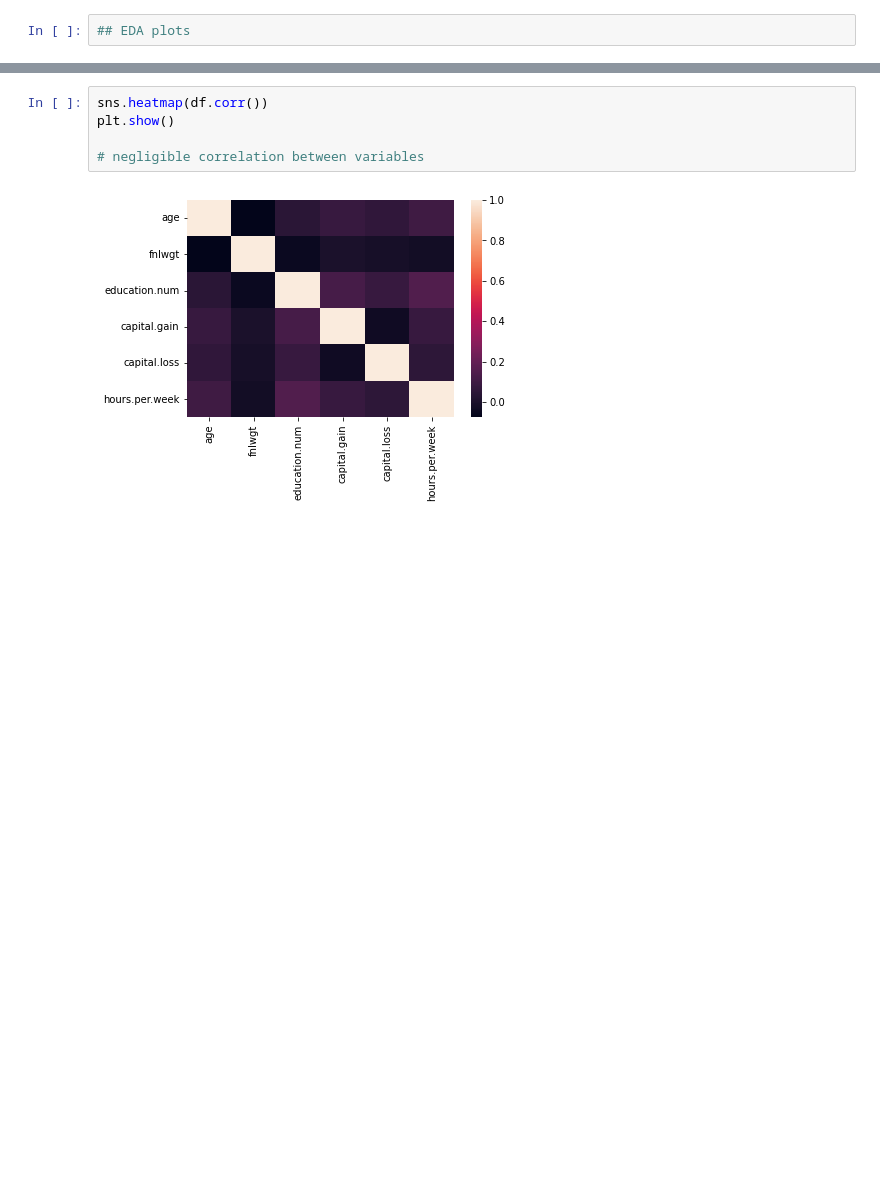
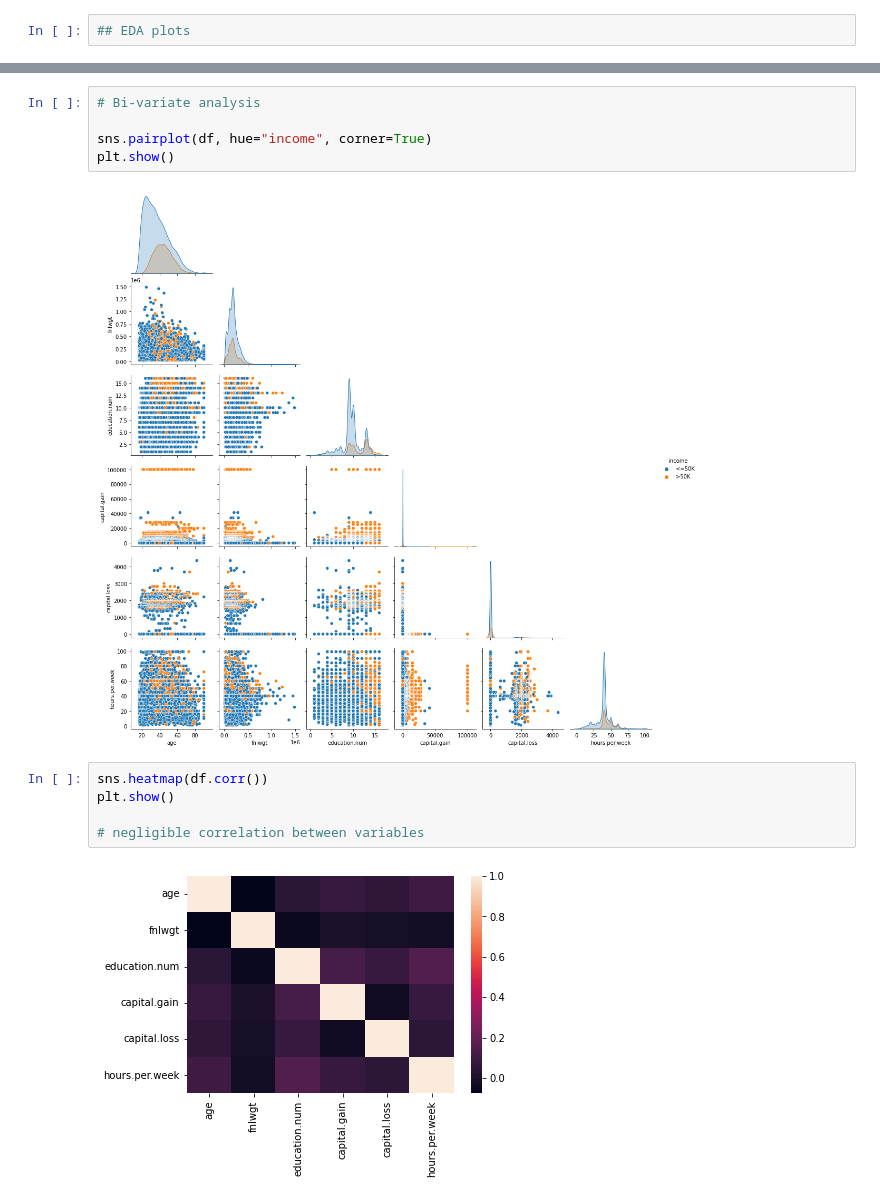
Before and after one commit to kabhishake/CSE574, a Jupyter notebook: Assignment 3/akumar63_chinmayj_checkpoint_assignment3.ipynb, the cells around one changed output, grey strips where cells are left out. Saved outputs shown, nothing was run; the diff lists cells and outputs as text; blank space fills up the shorter version.

```diff
--- a/Assignment 3/akumar63_chinmayj_checkpoint_assignment3.ipynb
+++ b/Assignment 3/akumar63_chinmayj_checkpoint_assignment3.ipynb
@@ -179,3 +185,10 @@ df.head()
+# %%
+# Bi-variate analysis
+
+sns.pairplot(df, hue="income", corner=True)
+plt.show()
+# %% [output]
+[figure, added]
 # %%
 sns.heatmap(df.corr())
 plt.show()
```
Also changed, not shown: parts of 25 cells of this notebook, 2 other files.
